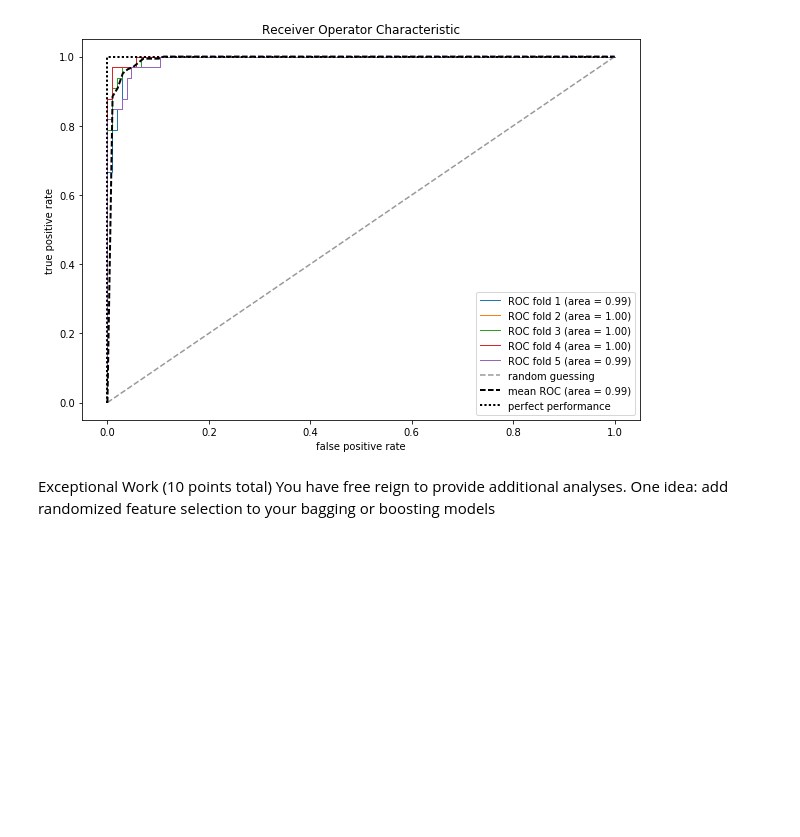
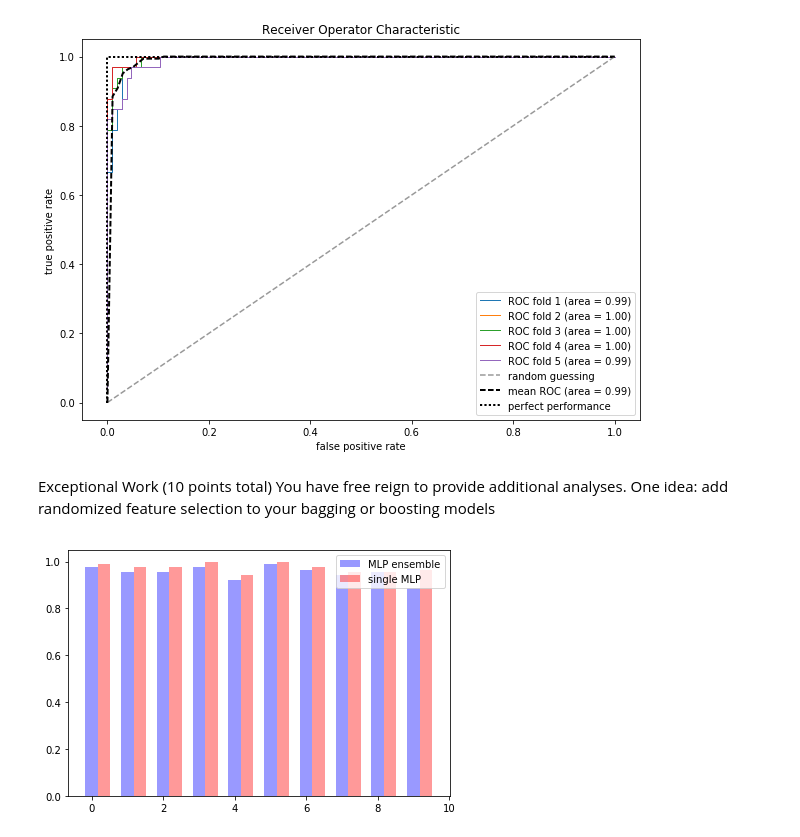
Before and after one commit to LukeWood/LightningMcQueenClassification, a Jupyter notebook: Lab6-Main.ipynb, the cells around one changed output. Saved outputs shown, nothing was run; the diff lists cells and outputs as text; code cells hidden in the pictures; blank space fills up the shorter version.

Commit message:
add side by side plots

```diff
--- a/Lab6-Main.ipynb
+++ b/Lab6-Main.ipynb
@@ -277,3 +277,46 @@ plt.show()
 Exceptional Work (10 points total)
 You have free reign to provide additional analyses.
 One idea: add randomized feature selection to your bagging or boosting models
+# %%
+ensemble = MLPEnsemble()
+mlp = MLPClassifier()
+
+cv = StratifiedShuffleSplit(n_splits=10, test_size=0.05)
+my_scorer = make_scorer(_score, weight_matrix=weights)
+_score = score_wrapper(weighted_recall_score)
+my_scorer = make_scorer(_score, weight_matrix=weights)
+
+ensemble_scores = []
+mlp_scores = []
+
+for train_index, test_index in cv.split(X, y):
+    X_train, X_test = X[train_index], X[test_index]
+    y_train, y_test = y[train_index], y[test_index]
+
+    ensemble.fit(X_train, y_train)
+    y_hat = ensemble.predict(X_test)
+    ensemble_scores.append(weighted_recall_score(y_test, y_hat, weight_matrix=weights))
+
+    mlp.fit(X_train, y_train)
+    y_hat = mlp.predict(X_test)
+    mlp_scores.append(weighted_recall_score(y_test, y_hat, weight_matrix=weights))
+# %%
+def plot_side_by_side(y1, y2, label1, label2):
+    bar_width = 0.35
+    index = np.arange(len(ensemble_scores))
+    opacity=0.4
+
+    plt.bar(index, y1, bar_width, align='center',
+            color='b', label=label1, alpha=opacity)
+    plt.bar(index + bar_width, y2, bar_width,
+            align='center', color='r', label=label2, alpha=opacity)
+
+
+    plt.legend()
+    plt.tight_layout()
+    plt.show()
+    plt.close()
+# %%
+plot_side_by_side(ensemble_scores, mlp_scores, 'MLP ensemble', 'single MLP')
+# %% [output]
+[figure, added]
```
